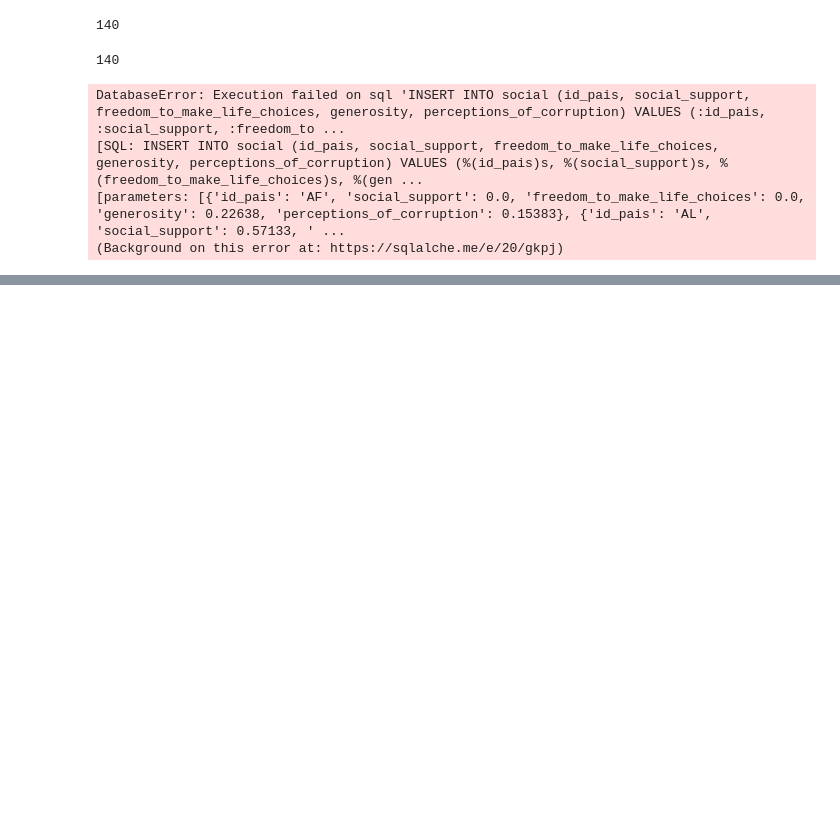
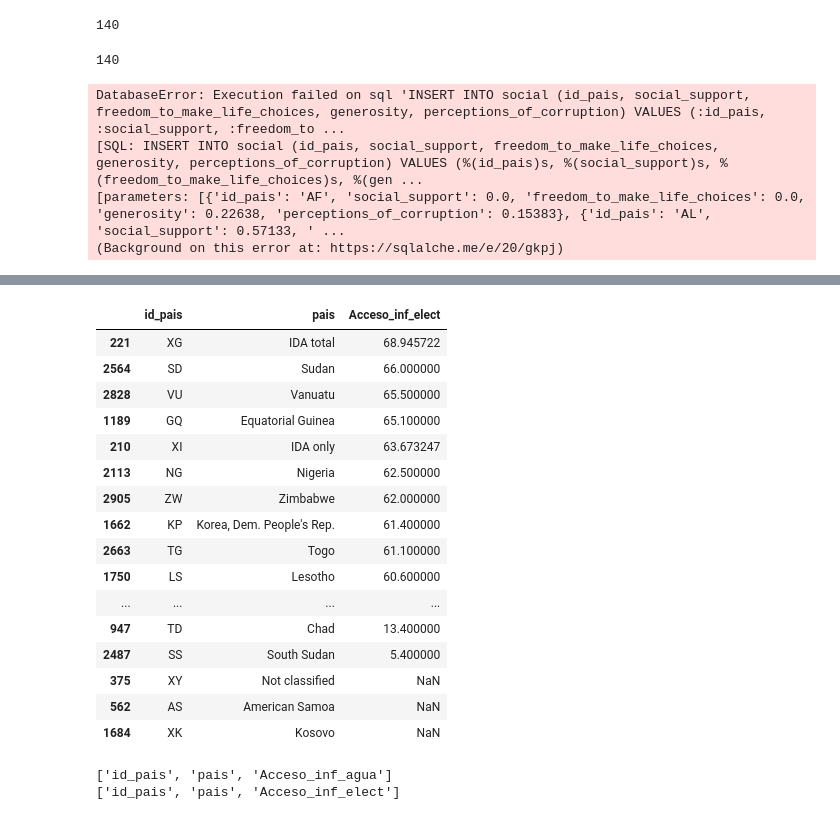
Before and after one commit to Juancarlosdelmarlostanau/proyect-sql, a Jupyter notebook: prueba.ipynb, the cells around one changed output, grey strips where cells are left out. Cells and saved outputs as stored; diff of their text form; code cells hidden in the pictures; blank space fills up the shorter version.

```diff
--- a/prueba.ipynb
+++ b/prueba.ipynb
@@ -204,0 +226,26 @@ print("Hola")
+# %%
+df_inf_elect2024.tail(50)
+# %% [output]
+|  | id_pais | pais | Acceso_inf_elect |
+| 221 | XG | IDA total | 68.945722 |
+| 2564 | SD | Sudan | 66.000000 |
+| 2828 | VU | Vanuatu | 65.500000 |
+| 1189 | GQ | Equatorial Guinea | 65.100000 |
+| 210 | XI | IDA only | 63.673247 |
+| 2113 | NG | Nigeria | 62.500000 |
+| 2905 | ZW | Zimbabwe | 62.000000 |
+| 1662 | KP | Korea, Dem. People's Rep. | 61.400000 |
+| 2663 | TG | Togo | 61.100000 |
+| 1750 | LS | Lesotho | 60.600000 |
+| ... | ... | ... | ... |
+| 947 | TD | Chad | 13.400000 |
+| 2487 | SS | South Sudan | 5.400000 |
+| 375 | XY | Not classified | NaN |
+| 562 | AS | American Samoa | NaN |
+| 1684 | XK | Kosovo | NaN |
+# %%
+print(df_inf_agua2024.columns.tolist())
+print(df_inf_elect2024.columns.tolist())
+# %% [output]
+['id_pais', 'pais', 'Acceso_inf_agua']
+['id_pais', 'pais', 'Acceso_inf_elect']
```
Also changed, not shown: parts of 6 cells of this notebook.
